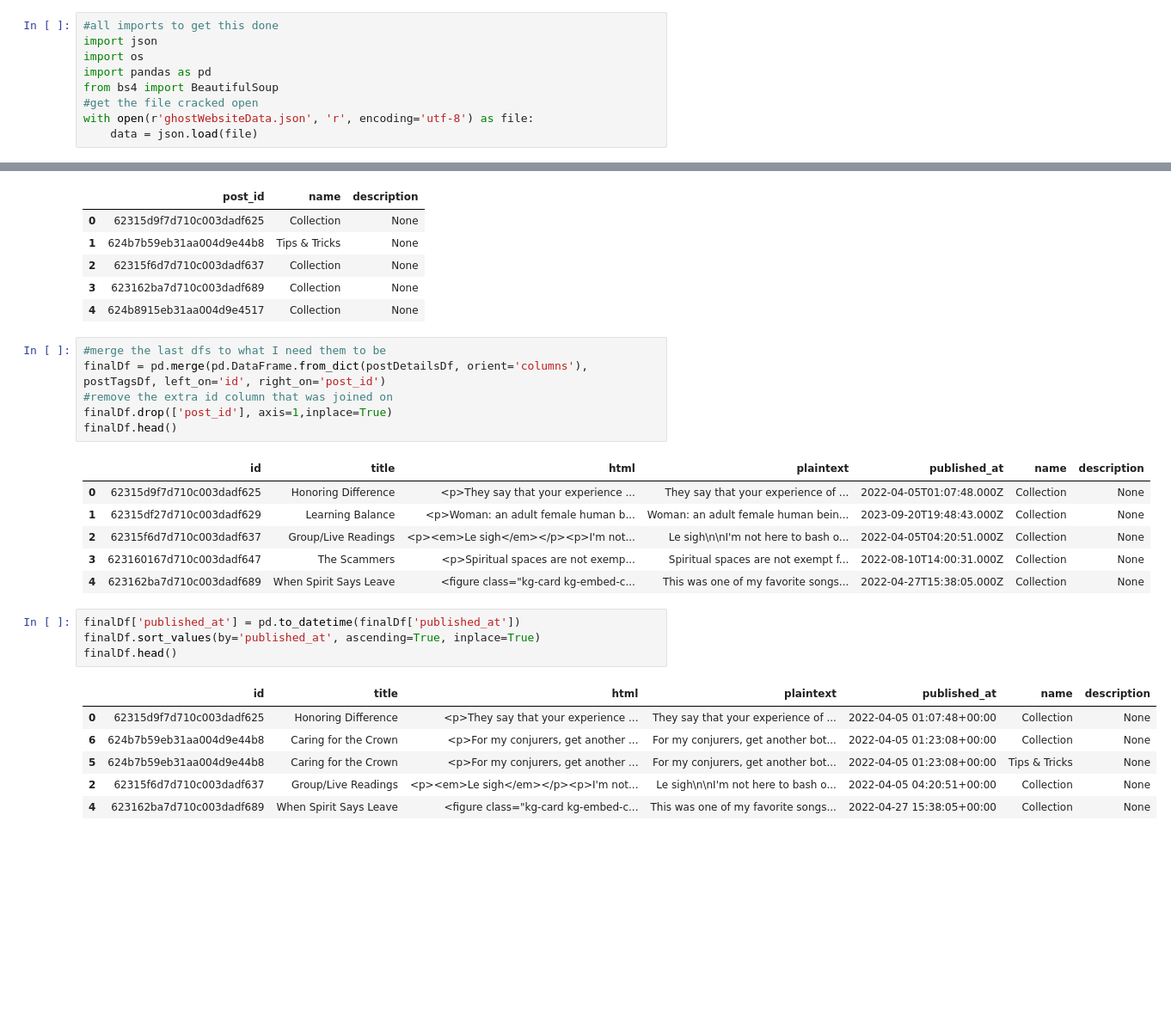
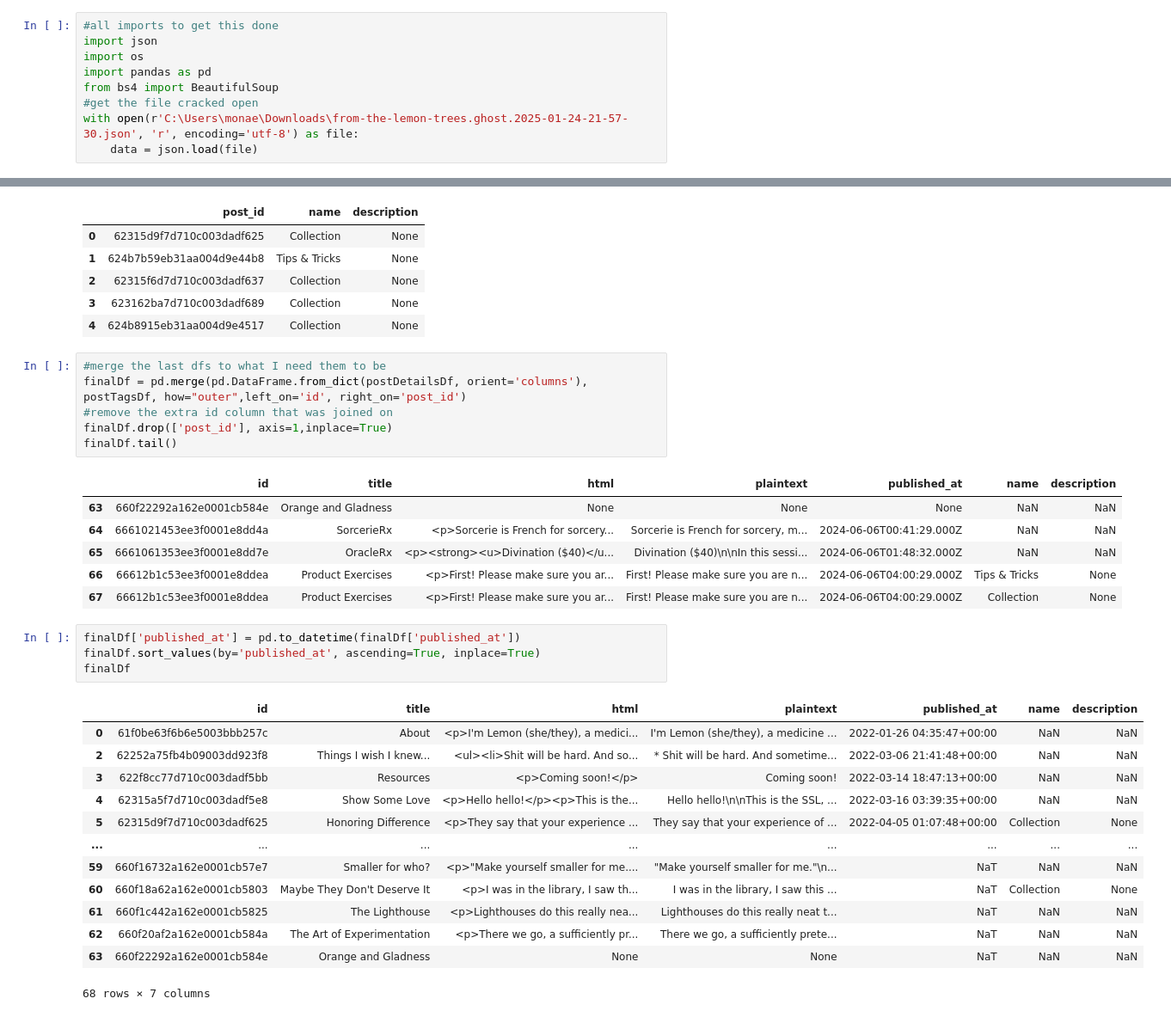
Before and after one commit to AntiquatedLemon/DataPortfolio, a Jupyter notebook: NLP/Text Processing/Processing Ghost Website DataDump.ipynb, the cells around one changed output, grey strips where cells are left out. Shown at 86% size. Cells and saved outputs as stored; diff of their text form; blank space fills up the shorter version.

```diff
--- a/NLP/Text Processing/Processing Ghost Website DataDump.ipynb
+++ b/NLP/Text Processing/Processing Ghost Website DataDump.ipynb
@@ -5,7 +5,7 @@ import os
 import pandas as pd
 from bs4 import BeautifulSoup
 #get the file cracked open
-with open(r'ghostWebsiteData.json', 'r', encoding='utf-8') as file:
+with open(r'C:\Users\monae\Downloads\from-the-lemon-trees.ghost.2025-01-24-21-57-30.json', 'r', encoding='utf-8') as file:
     data = json.load(file)
 # %% [markdown]
 Issues: I need to go through a lot
@@ -135,28 +146,35 @@ postTagsDf.head()
 | 4 | 624b8915eb31aa004d9e4517 | Collection | None |
 # %%
 #merge the last dfs to what I need them to be
-finalDf = pd.merge(pd.DataFrame.from_dict(postDetailsDf, orient='columns'), postTagsDf, left_on='id', right_on='post_id')
+finalDf = pd.merge(pd.DataFrame.from_dict(postDetailsDf, orient='columns'), postTagsDf, how="outer",left_on='id', right_on='post_id')
 #remove the extra id column that was joined on
 finalDf.drop(['post_id'], axis=1,inplace=True)
-finalDf.head()
+finalDf.tail()
 # %% [output]
 |  | id | title | html | plaintext | published_at | name | description |
-| 0 | 62315d9f7d710c003dadf625 | Honoring Difference | <p>They say that your experience ... | They say that your experience of ... | 2022-04-05T01:07:48.000Z | Collection | None |
-| 1 | 62315df27d710c003dadf629 | Learning Balance | <p>Woman: an adult female human b... | Woman: an adult female human bein... | 2023-09-20T19:48:43.000Z | Collection | None |
-| 2 | 62315f6d7d710c003dadf637 | Group/Live Readings | <p><em>Le sigh</em></p><p>I'm not... | Le sigh\n\nI'm not here to bash o... | 2022-04-05T04:20:51.000Z | Collection | None |
-| 3 | 623160167d710c003dadf647 | The Scammers | <p>Spiritual spaces are not exemp... | Spiritual spaces are not exempt f... | 2022-08-10T14:00:31.000Z | Collection | None |
-| 4 | 623162ba7d710c003dadf689 | When Spirit Says Leave | <figure class="kg-card kg-embed-c... | This was one of my favorite songs... | 2022-04-27T15:38:05.000Z | Collection | None |
+| 63 | 660f22292a162e0001cb584e | Orange and Gladness | None | None | None | NaN | NaN |
+| 64 | 6661021453ee3f0001e8dd4a | SorcerieRx | <p>Sorcerie is French for sorcery... | Sorcerie is French for sorcery, m... | 2024-06-06T00:41:29.000Z | NaN | NaN |
+| 65 | 6661061353ee3f0001e8dd7e | OracleRx | <p><strong><u>Divination ($40)</u... | Divination ($40)\n\nIn this sessi... | 2024-06-06T01:48:32.000Z | NaN | NaN |
+| 66 | 66612b1c53ee3f0001e8ddea | Product Exercises | <p>First! Please make sure you ar... | First! Please make sure you are n... | 2024-06-06T04:00:29.000Z | Tips & Tricks | None |
+| 67 | 66612b1c53ee3f0001e8ddea | Product Exercises | <p>First! Please make sure you ar... | First! Please make sure you are n... | 2024-06-06T04:00:29.000Z | Collection | None |
 # %%
 finalDf['published_at'] = pd.to_datetime(finalDf['published_at'])
 finalDf.sort_values(by='published_at', ascending=True, inplace=True)
-finalDf.head()
+finalDf
 # %% [output]
 |  | id | title | html | plaintext | published_at | name | description |
-| 0 | 62315d9f7d710c003dadf625 | Honoring Difference | <p>They say that your experience ... | They say that your experience of ... | 2022-04-05 01:07:48+00:00 | Collection | None |
-| 6 | 624b7b59eb31aa004d9e44b8 | Caring for the Crown | <p>For my conjurers, get another ... | For my conjurers, get another bot... | 2022-04-05 01:23:08+00:00 | Collection | None |
-| 5 | 624b7b59eb31aa004d9e44b8 | Caring for the Crown | <p>For my conjurers, get another ... | For my conjurers, get another bot... | 2022-04-05 01:23:08+00:00 | Tips & Tricks | None |
-| 2 | 62315f6d7d710c003dadf637 | Group/Live Readings | <p><em>Le sigh</em></p><p>I'm not... | Le sigh\n\nI'm not here to bash o... | 2022-04-05 04:20:51+00:00 | Collection | None |
-| 4 | 623162ba7d710c003dadf689 | When Spirit Says Leave | <figure class="kg-card kg-embed-c... | This was one of my favorite songs... | 2022-04-27 15:38:05+00:00 | Collection | None |
+| 0 | 61f0be63f6b6e5003bbb257c | About | <p>I'm Lemon (she/they), a medici... | I'm Lemon (she/they), a medicine ... | 2022-01-26 04:35:47+00:00 | NaN | NaN |
+| 2 | 62252a75fb4b09003dd923f8 | Things I wish I knew... | <ul><li>Shit will be hard. And so... | * Shit will be hard. And sometime... | 2022-03-06 21:41:48+00:00 | NaN | NaN |
+| 3 | 622f8cc77d710c003dadf5bb | Resources | <p>Coming soon!</p> | Coming soon! | 2022-03-14 18:47:13+00:00 | NaN | NaN |
+| 4 | 62315a5f7d710c003dadf5e8 | Show Some Love | <p>Hello hello!</p><p>This is the... | Hello hello!\n\nThis is the SSL, ... | 2022-03-16 03:39:35+00:00 | NaN | NaN |
+| 5 | 62315d9f7d710c003dadf625 | Honoring Difference | <p>They say that your experience ... | They say that your experience of ... | 2022-04-05 01:07:48+00:00 | Collection | None |
+| ... | ... | ... | ... | ... | ... | ... | ... |
+| 59 | 660f16732a162e0001cb57e7 | Smaller for who? | <p>"Make yourself smaller for me.... | "Make yourself smaller for me."\n... | NaT | NaN | NaN |
+| 60 | 660f18a62a162e0001cb5803 | Maybe They Don't Deserve It | <p>I was in the library, I saw th... | I was in the library, I saw this ... | NaT | Collection | None |
+| 61 | 660f1c442a162e0001cb5825 | The Lighthouse | <p>Lighthouses do this really nea... | Lighthouses do this really neat t... | NaT | NaN | NaN |
+| 62 | 660f20af2a162e0001cb584a | The Art of Experimentation | <p>There we go, a sufficiently pr... | There we go, a sufficiently prete... | NaT | NaN | NaN |
+| 63 | 660f22292a162e0001cb584e | Orange and Gladness | None | None | NaT | NaN | NaN |
+68 rows × 7 columns
 # %%
 def neat_function(i):
     print(f'{finalDf['title'][i]}')
```
Also changed, not shown: parts of 5 cells of this notebook, 3 other files.
